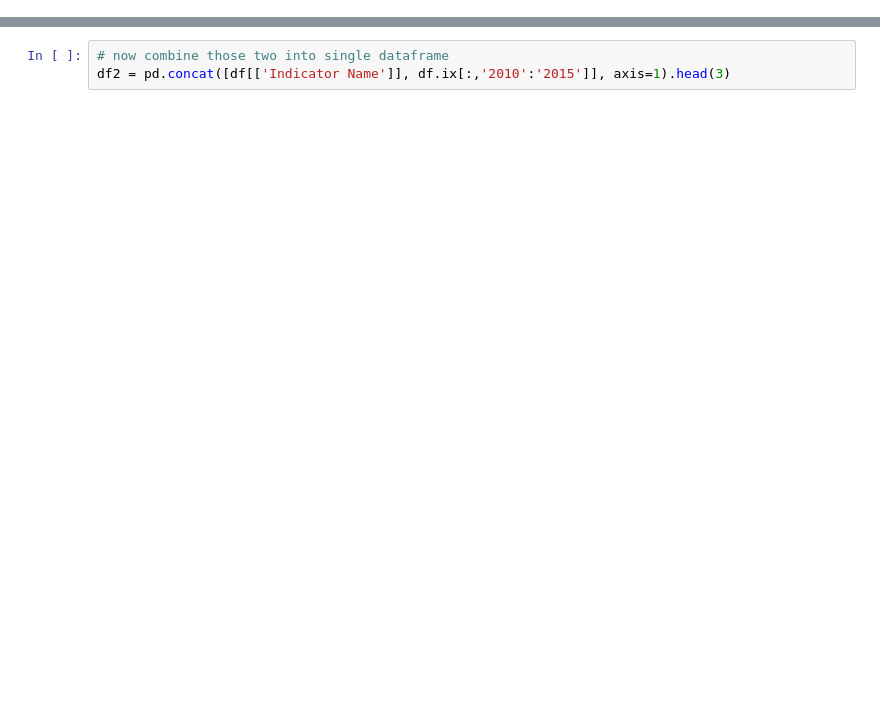
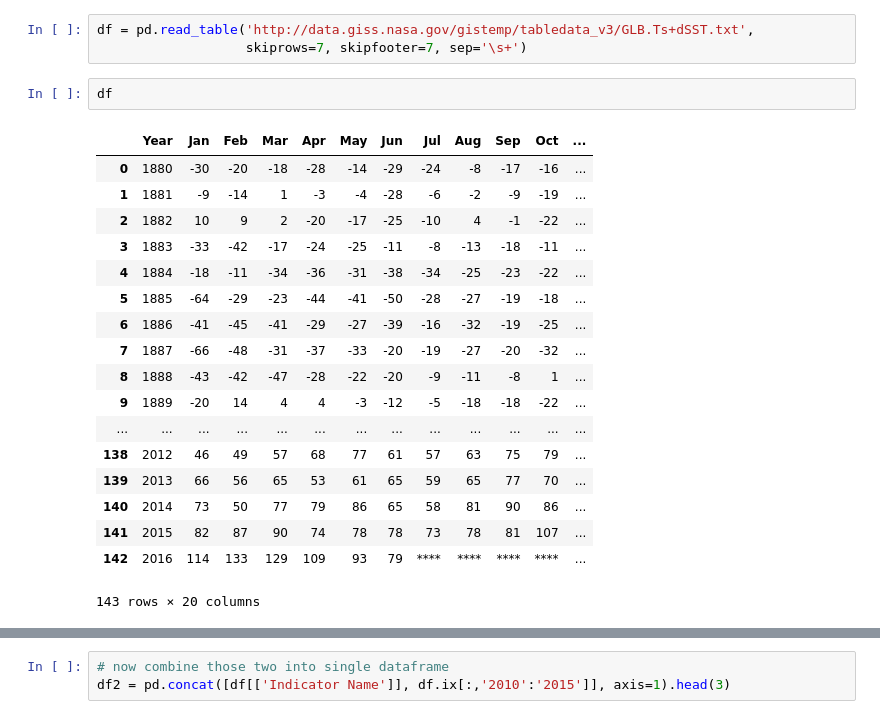
Before and after one commit to learningwithdg/datascience, a Jupyter notebook: Pandas III.ipynb, the cells around one changed output, grey strips where cells are left out. Cells and saved outputs as stored; diff of their text form; blank space fills up the shorter version.

```diff
--- a/Pandas III.ipynb
+++ b/Pandas III.ipynb
@@ -32,0 +82,24 @@ df[['Indicator Name']].head(3)
+# %%
+df = pd.read_table('http://data.giss.nasa.gov/gistemp/tabledata_v3/GLB.Ts+dSST.txt',
+                   skiprows=7, skipfooter=7, sep='\s+')
+# %%
+df
+# %% [output]
+|  | Year | Jan | Feb | Mar | Apr | May | Jun | Jul | Aug | Sep | Oct | ... |
+| 0 | 1880 | -30 | -20 | -18 | -28 | -14 | -29 | -24 | -8 | -17 | -16 | ... |
+| 1 | 1881 | -9 | -14 | 1 | -3 | -4 | -28 | -6 | -2 | -9 | -19 | ... |
+| 2 | 1882 | 10 | 9 | 2 | -20 | -17 | -25 | -10 | 4 | -1 | -22 | ... |
+| 3 | 1883 | -33 | -42 | -17 | -24 | -25 | -11 | -8 | -13 | -18 | -11 | ... |
+| 4 | 1884 | -18 | -11 | -34 | -36 | -31 | -38 | -34 | -25 | -23 | -22 | ... |
+| 5 | 1885 | -64 | -29 | -23 | -44 | -41 | -50 | -28 | -27 | -19 | -18 | ... |
+| 6 | 1886 | -41 | -45 | -41 | -29 | -27 | -39 | -16 | -32 | -19 | -25 | ... |
+| 7 | 1887 | -66 | -48 | -31 | -37 | -33 | -20 | -19 | -27 | -20 | -32 | ... |
+| 8 | 1888 | -43 | -42 | -47 | -28 | -22 | -20 | -9 | -11 | -8 | 1 | ... |
+| 9 | 1889 | -20 | 14 | 4 | 4 | -3 | -12 | -5 | -18 | -18 | -22 | ... |
+| ... | ... | ... | ... | ... | ... | ... | ... | ... | ... | ... | ... | ... |
+| 138 | 2012 | 46 | 49 | 57 | 68 | 77 | 61 | 57 | 63 | 75 | 79 | ... |
+| 139 | 2013 | 66 | 56 | 65 | 53 | 61 | 65 | 59 | 65 | 77 | 70 | ... |
+| 140 | 2014 | 73 | 50 | 77 | 79 | 86 | 65 | 58 | 81 | 90 | 86 | ... |
+| 141 | 2015 | 82 | 87 | 90 | 74 | 78 | 78 | 73 | 78 | 81 | 107 | ... |
+| 142 | 2016 | 114 | 133 | 129 | 109 | 93 | 79 | **** | **** | **** | **** | ... |
+143 rows × 20 columns
```
Also changed, not shown: parts of 40 cells of this notebook.
